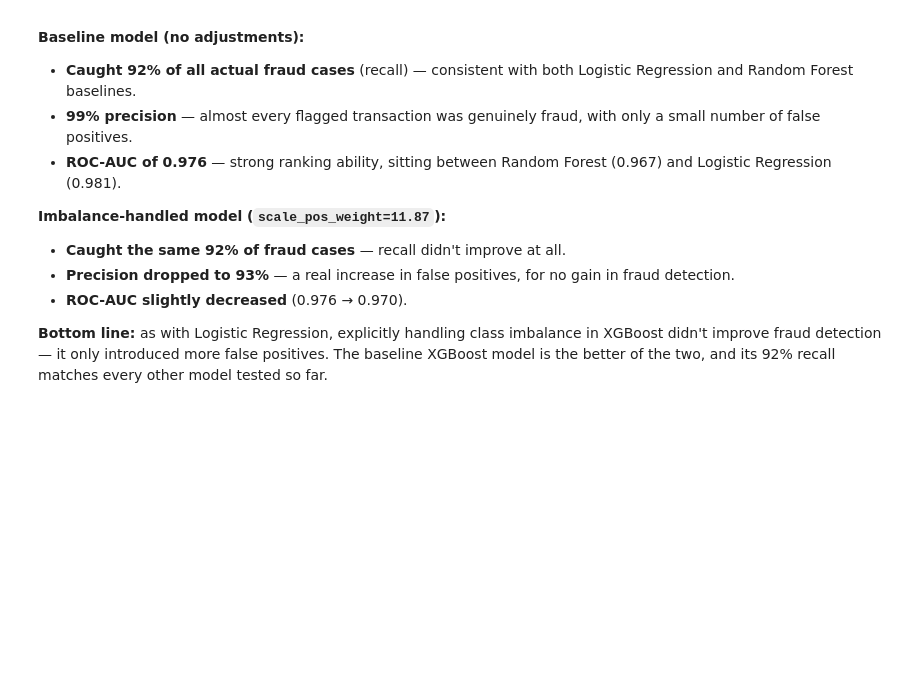
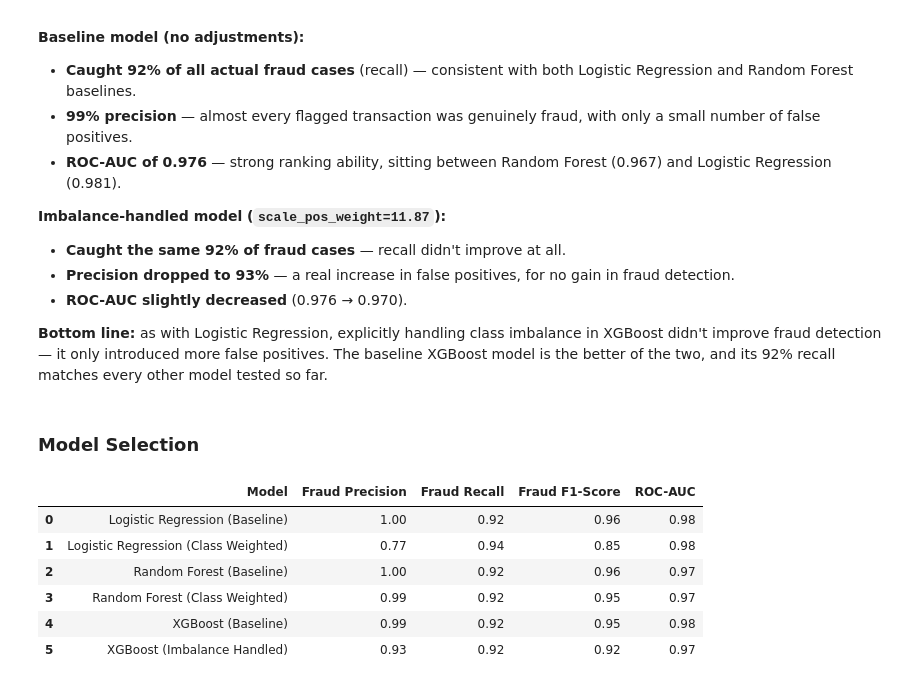
Before and after one commit to LeesiElekwa/Digital_Transfer_Fraud_Detection_System, a Jupyter notebook: Notebooks/ModelDevelopment.ipynb, the cells around one changed output. Cells and saved outputs as stored; diff of their text form; code cells hidden in the pictures; blank space fills up the shorter version.

Commit message:
Model Selection and justification

```diff
--- a/Notebooks/ModelDevelopment.ipynb
+++ b/Notebooks/ModelDevelopment.ipynb
@@ -594,3 +594,58 @@ Two versions of XGBoost were tested — a baseline model, and a version using `s
 - **ROC-AUC slightly decreased** (0.976 → 0.970).
 
 **Bottom line:** as with Logistic Regression, explicitly handling class imbalance in XGBoost didn't improve fraud detection — it only introduced more false positives. The baseline XGBoost model is the better of the two, and its 92% recall matches every other model tested so far.
+# %% [markdown]
+### Model Selection
+# %%
+model_comparison = pd.DataFrame({
+    "Model": [
+        "Logistic Regression (Baseline)",
+        "Logistic Regression (Class Weighted)",
+        "Random Forest (Baseline)",
+        "Random Forest (Class Weighted)",
+        "XGBoost (Baseline)",
+        "XGBoost (Imbalance Handled)"
+    ],
+    "Fraud Precision": [
+        precision_score(y_test, y_pred_logreg),
+        precision_score(y_test, y_pred_logreg_weighted),
+        precision_score(y_test, y_pred_rf),
+        precision_score(y_test, y_pred_rf_weighted),
+        precision_score(y_test, y_pred_xgb),
+        precision_score(y_test, y_pred_xgb_weighted)
+    ],
+    "Fraud Recall": [
+        recall_score(y_test, y_pred_logreg),
+        recall_score(y_test, y_pred_logreg_weighted),
+        recall_score(y_test, y_pred_rf),
+        recall_score(y_test, y_pred_rf_weighted),
+        recall_score(y_test, y_pred_xgb),
+        recall_score(y_test, y_pred_xgb_weighted)
+    ],
+    "Fraud F1-Score": [
+        f1_score(y_test, y_pred_logreg),
+        f1_score(y_test, y_pred_logreg_weighted),
+        f1_score(y_test, y_pred_rf),
+        f1_score(y_test, y_pred_rf_weighted),
+        f1_score(y_test, y_pred_xgb),
+        f1_score(y_test, y_pred_xgb_weighted)
+    ],
+    "ROC-AUC": [
+        roc_auc_score(y_test, y_pred_proba_logreg),
+        roc_auc_score(y_test, y_pred_proba_logreg_weighted),
+        roc_auc_score(y_test, y_pred_proba_rf),
+        roc_auc_score(y_test, y_pred_proba_rf_weighted),
+        roc_auc_score(y_test, y_pred_proba_xgb),
+        roc_auc_score(y_test, y_pred_proba_xgb_weighted)
+    ]
+}).round(2)
+
+model_comparison
+# %% [output]
+|  | Model | Fraud Precision | Fraud Recall | Fraud F1-Score | ROC-AUC |
+| 0 | Logistic Regression (Baseline) | 1.00 | 0.92 | 0.96 | 0.98 |
+| 1 | Logistic Regression (Class Weighted) | 0.77 | 0.94 | 0.85 | 0.98 |
+| 2 | Random Forest (Baseline) | 1.00 | 0.92 | 0.96 | 0.97 |
+| 3 | Random Forest (Class Weighted) | 0.99 | 0.92 | 0.95 | 0.97 |
+| 4 | XGBoost (Baseline) | 0.99 | 0.92 | 0.95 | 0.98 |
+| 5 | XGBoost (Imbalance Handled) | 0.93 | 0.92 | 0.92 | 0.97 |
```
Also changed, not shown: parts of 1 cell of this notebook.
